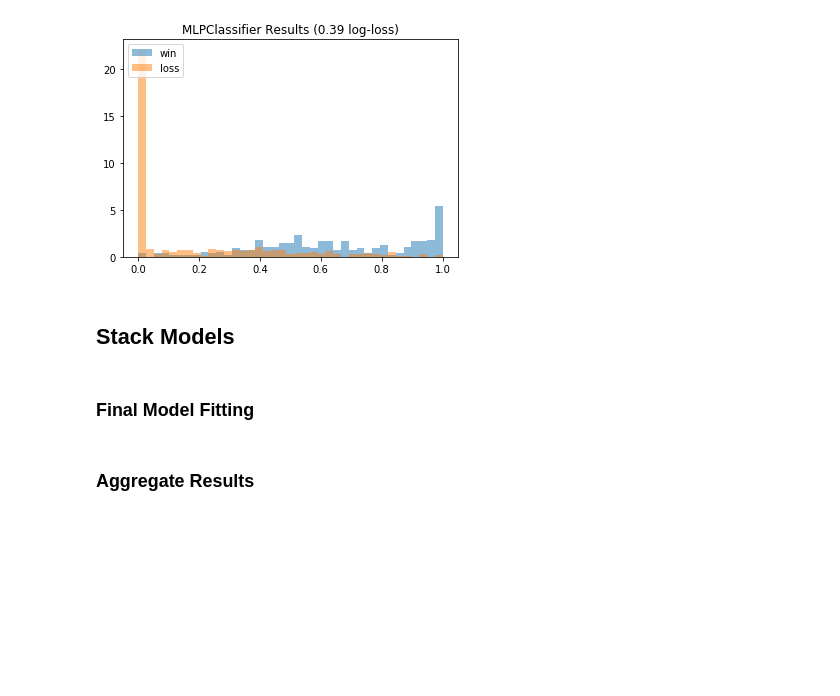
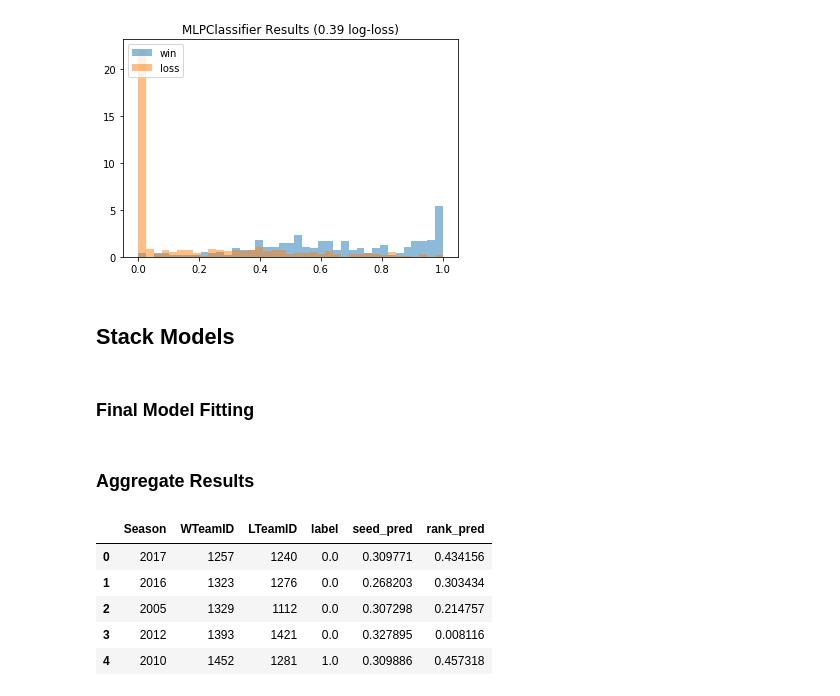
Before and after one commit to DJedamski/kaggle_ncaa18, a Jupyter notebook: ncaa_2018_data_exploration.ipynb, the cells around one changed output. Drawn from its saved outputs; the diff is of its cells as text; code cells hidden in the pictures; blank space fills up the shorter version.

```diff
--- a/ncaa_2018_data_exploration.ipynb
+++ b/ncaa_2018_data_exploration.ipynb
@@ -287,7 +280,7 @@ ranks_col = [col for col in X_train_ranks.columns
 print(ranks_col)
 
 X_train_ranks = X_train_ranks.fillna(500)
-X_test_ranks = X_test_ranks.fillna(500)
+X_val_ranks = X_val_ranks.fillna(500)
 
 # Define models to test
 RF = RandomForestClassifier(n_estimators=200)
@@ -298,11 +291,11 @@ MLP = MLPClassifier()
 # %% [output]
 ['Wrnk_mean_early', 'Wrnk_mean_mid', 'Wrnk_mean_late', 'Wrnk_min_late', 'Wrnk_max_late', 'Lrnk_mean_early', 'Lrnk_mean_mid', 'Lrnk_mean_late', 'Lrnk_min_late', 'Lrnk_max_late']
 # %%
-fit_and_evaluate(RF, ranks_col, X_train_ranks, X_test_ranks)
-fit_and_evaluate(GBT, ranks_col, X_train_ranks, X_test_ranks)
-fit_and_evaluate(Ada, ranks_col, X_train_ranks, X_test_ranks)
-fit_and_evaluate(LR, ranks_col, X_train_ranks, X_test_ranks)
-fit_and_evaluate(MLP, ranks_col, X_train_ranks, X_test_ranks)
+fit_and_evaluate(RF, ranks_col, X_train_ranks, X_val_ranks)
+fit_and_evaluate(GBT, ranks_col, X_train_ranks, X_val_ranks)
+fit_and_evaluate(Ada, ranks_col, X_train_ranks, X_val_ranks)
+fit_and_evaluate(LR, ranks_col, X_train_ranks, X_val_ranks)
+fit_and_evaluate(MLP, ranks_col, X_train_ranks, X_val_ranks)
 # %% [output]
 [figure]
 [figure]
@@ -315,21 +308,41 @@ fit_and_evaluate(MLP, ranks_col, X_train_ranks, X_test_ranks)
 ### Final Model Fitting
 # %%
 # Seeds model
-model = GradientBoostingClassifier(n_estimators=100, max_depth=3)
+GBT = GradientBoostingClassifier(n_estimators=100, max_depth=3)
+LR = LogisticRegression()
 
-model_fit = model.fit(X_train_seeds[seeds_col], y_train)
-y_pred = model_fit.predict_proba(X_test_seeds[seeds_col])
+GBT_seeds_fit = GBT.fit(X_train_seeds[seeds_col], y_train)
+LR_seeds_fit = LR.fit(X_train_seeds[seeds_col], y_train)
+
+GBT_seeds_pred = GBT_seeds_fit.predict_proba(X_val_seeds[seeds_col])
+LR_seeds_pred = LR_seeds_fit.predict_proba(X_val_seeds[seeds_col])
 
 # Ranks model
-model = GradientBoostingClassifier(n_estimators=100, max_depth=3)
+RF = RandomForestClassifier(n_estimators=200)
+LR = LogisticRegression()
 
 model_fit = model.fit(X_train_ranks[ranks_col], y_train)
-y_pred = model_fit.predict_proba(X_test_seeds[ranks_col])
+model_fit = model.fit(X_train_ranks[ranks_col], y_train)
+
+y_pred_ranks = model_fit.predict_proba(X_val_ranks[ranks_col])
+y_pred_ranks = model_fit.predict_proba(X_val_ranks[ranks_col])
 # %% [markdown]
 ### Aggregate Results
 # %%
-y_pred = model_fit.predict_proba(X_test_seeds[X_col])
-full_results = pd.concat([X_train.reset_index(drop=True),
-                     pd.DataFrame(y_pred[:,1]),
-                     pd.DataFrame(y_test).reset_index(drop=True)], axis=1)
-full_results.columns = ['Season', 'WTeamID', 'LTeamID', 'seed_pred', 'label']
+full_results = pd.concat([X_val.reset_index(drop=True),
+                          pd.DataFrame(y_test).reset_index(drop=True),
+                          pd.DataFrame(y_pred_seeds[:,1]).reset_index(drop=True),
+                          pd.DataFrame(y_pred_ranks[:,1]).reset_index(drop=True)], axis=1)
+full_results.columns = ['Season', 'WTeamID', 'LTeamID', 'label', 'seed_pred', 'rank_pred']
+# %%
+X_col = ['seed_pred', 'rank_pred']
+GB = GradientBoostingClassifier(n_estimators=100, max_depth=3)
+
+fit_and_evaluate(GB, X_col, full_results, )
+# %% [output]
+|  | Season | WTeamID | LTeamID | label | seed_pred | rank_pred |
+| 0 | 2017 | 1257 | 1240 | 0.0 | 0.309771 | 0.434156 |
+| 1 | 2016 | 1323 | 1276 | 0.0 | 0.268203 | 0.303434 |
+| 2 | 2005 | 1329 | 1112 | 0.0 | 0.307298 | 0.214757 |
+| 3 | 2012 | 1393 | 1421 | 0.0 | 0.327895 | 0.008116 |
+| 4 | 2010 | 1452 | 1281 | 1.0 | 0.309886 | 0.457318 |
```
Also changed, not shown: parts of 6 cells of this notebook.
